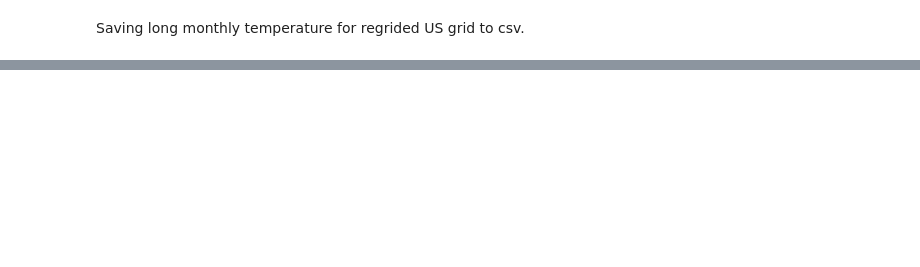
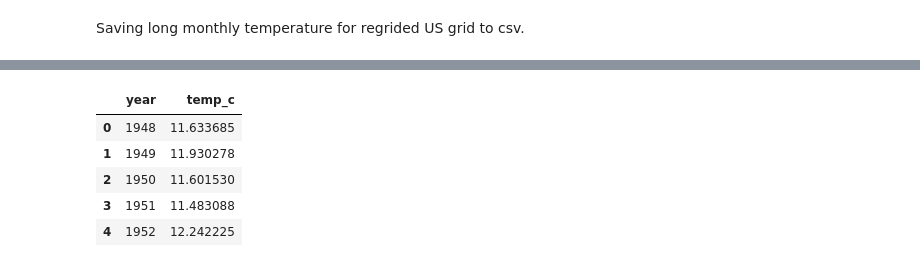
Before and after one commit to RyanGan/fire_predictor, a Jupyter notebook: py_scripts/monthly_air_temp.ipynb, the cells around one changed output, grey strips where cells are left out. Cells and saved outputs as stored; diff of their text form; code cells hidden in the pictures; blank space fills up the shorter version.

```diff
--- a/py_scripts/monthly_air_temp.ipynb
+++ b/py_scripts/monthly_air_temp.ipynb
@@ -355,0 +374,9 @@ mean_temp.plot(x='date', y='temp_c')
+# %%
+mean_temp.head()
+# %% [output]
+|  | year | temp_c |
+| 0 | 1948 | 11.633685 |
+| 1 | 1949 | 11.930278 |
+| 2 | 1950 | 11.601530 |
+| 3 | 1951 | 11.483088 |
+| 4 | 1952 | 12.242225 |
```
Also changed, not shown: parts of 11 cells of this notebook.
